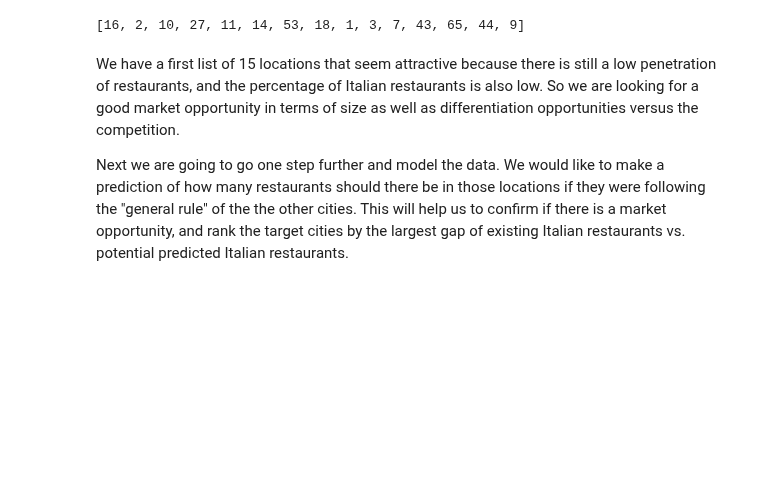
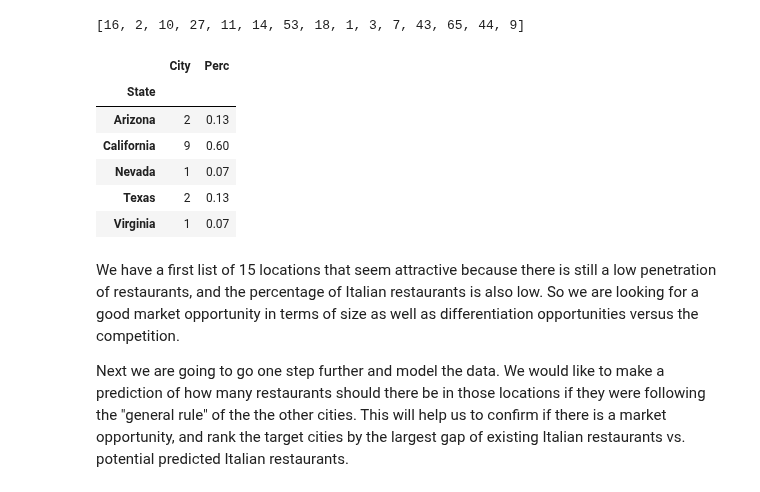
Before and after one commit to idejuan/data_science, a Jupyter notebook: Final_Project_DSPC_w02.ipynb, the cells around one changed output. Drawn from its saved outputs; the diff is of its cells as text; code cells hidden in the pictures; blank space fills up the shorter version.

```diff
--- a/Final_Project_DSPC_w02.ipynb
+++ b/Final_Project_DSPC_w02.ipynb
@@ -1026,6 +966,19 @@ target_index_list = df_target.index.to_list()
 print(target_index_list)
 # %% [output]
 [16, 2, 10, 27, 11, 14, 53, 18, 1, 3, 7, 43, 65, 44, 9]
+# %%
+df_target_states = df_target[['City','State']].groupby('State').count()
+df_target_states
+df_target_states['Perc'] = round(df_target_states['City']/df_target_states['City'].sum(),2)
+df_target_states
+# %% [output]
+|  | City | Perc |
+| State |  |  |
+| Arizona | 2 | 0.13 |
+| California | 9 | 0.60 |
+| Nevada | 1 | 0.07 |
+| Texas | 2 | 0.13 |
+| Virginia | 1 | 0.07 |
 # %% [markdown]
 We have a first list of 15 locations that seem attractive because there is still a low penetration of restaurants, and the percentage of Italian restaurants is also low. So we are looking for a good market opportunity in terms of size as well as differentiation opportunities versus the competition.
 
```
Also changed, not shown: parts of 16 cells of this notebook.
